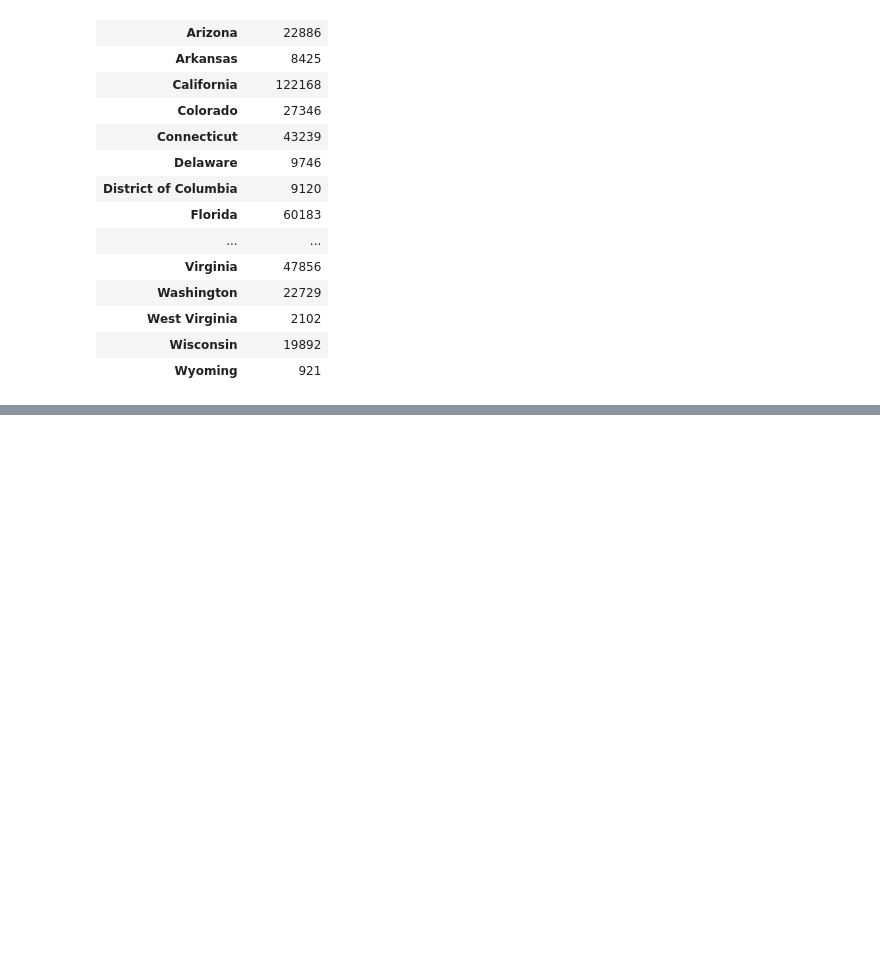
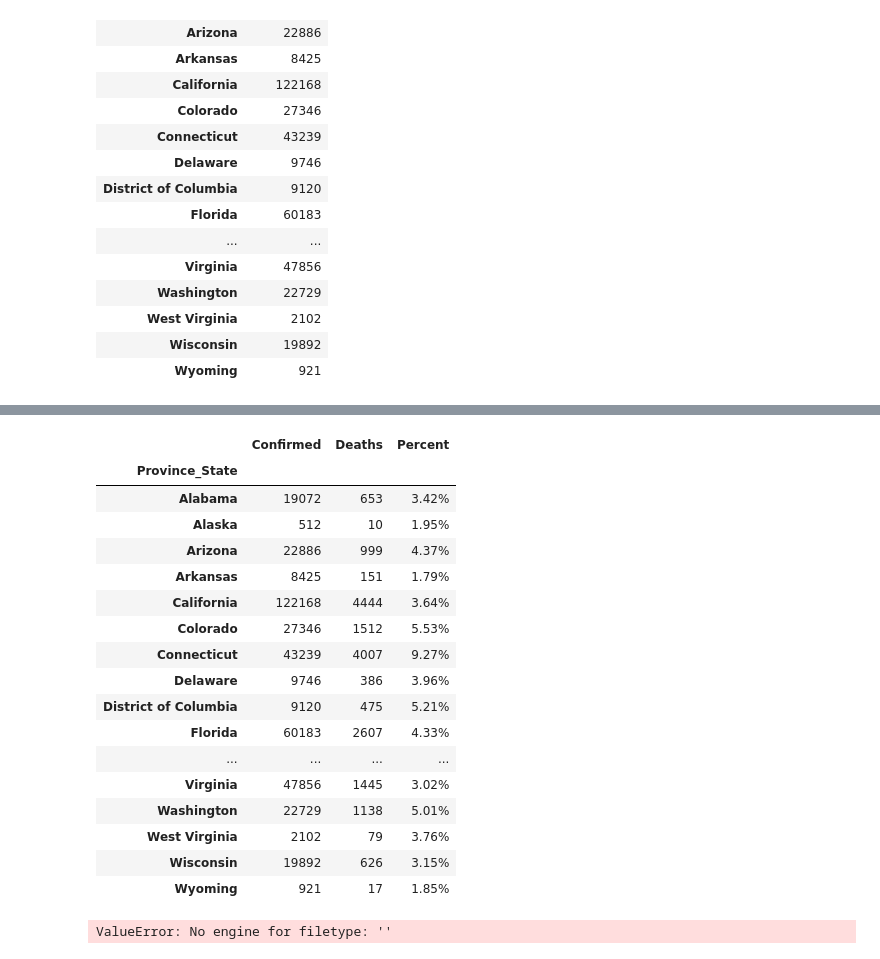
Before and after one commit to Jdshah06/ETL-Project, a Jupyter notebook: Groupby_State.ipynb, the cells around one changed output, grey strips where cells are left out. Saved outputs shown, nothing was run; the diff lists cells and outputs as text; code cells hidden in the pictures; blank space fills up the shorter version.

```diff
--- a/Groupby_State.ipynb
+++ b/Groupby_State.ipynb
@@ -52,0 +55,2 @@ state_confirmed.to_csv('Covid_Confirmed_byState')
+# %%
+state_deaths = pd.DataFrame(covid_state_deaths)
@@ -52,0 +78,31 @@ state_confirmed.to_csv('Covid_Confirmed_byState')
+# %%
+state_merge = state_confirmed.merge(state_deaths, on='Province_State')
+# %%
+state_merge['Percent'] = state_merge['Deaths'] / state_merge['Confirmed']
+# %%
+state_new = state_merge.style.format({'Percent':'{:,.2%}'})
+# %%
+state_new
+# %% [output]
+|  | Confirmed | Deaths | Percent |
+| Province_State |  |  |  |
+| Alabama | 19072 | 653 | 3.42% |
+| Alaska | 512 | 10 | 1.95% |
+| Arizona | 22886 | 999 | 4.37% |
+| Arkansas | 8425 | 151 | 1.79% |
+| California | 122168 | 4444 | 3.64% |
+| Colorado | 27346 | 1512 | 5.53% |
+| Connecticut | 43239 | 4007 | 9.27% |
+| Delaware | 9746 | 386 | 3.96% |
+| District of Columbia | 9120 | 475 | 5.21% |
+| Florida | 60183 | 2607 | 4.33% |
+| ... | ... | ... | ... |
+| Virginia | 47856 | 1445 | 3.02% |
+| Washington | 22729 | 1138 | 5.01% |
+| West Virginia | 2102 | 79 | 3.76% |
+| Wisconsin | 19892 | 626 | 3.15% |
+| Wyoming | 921 | 17 | 1.85% |
+# %%
+state_new.to_excel('Covid_C_D_byState')
+# %% [output]
+ValueError: No engine for filetype: ''
```
Also changed, not shown: parts of 2 cells of this notebook, 3 other files.
